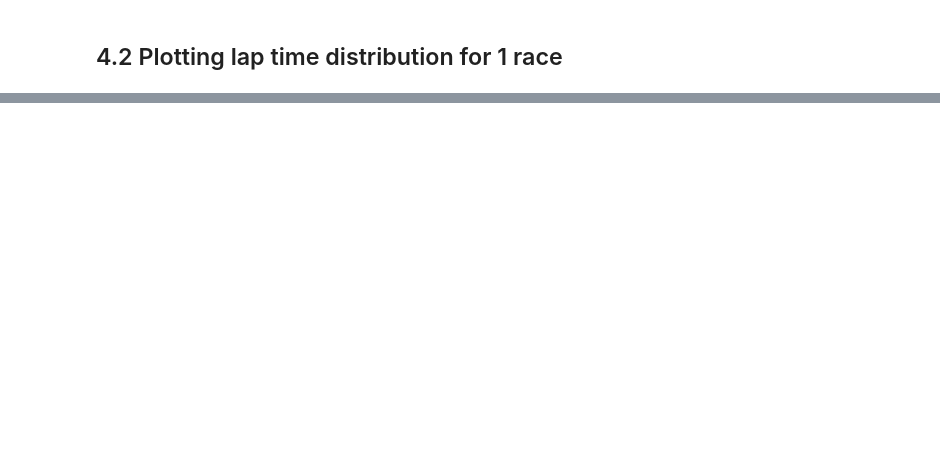
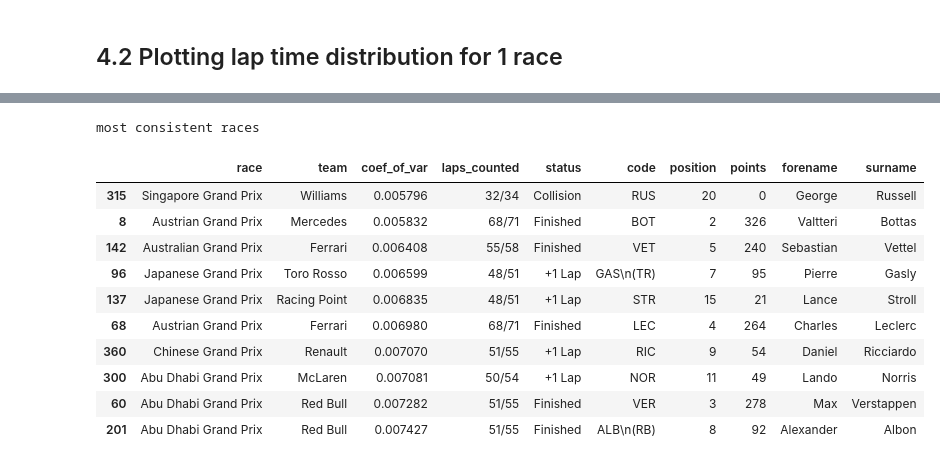
Before and after one commit to apalermo01/Formula-1-driver-consistency, a Jupyter notebook: Formula 1 statistics.ipynb, the cells around one changed output, grey strips where cells are left out. Cells and saved outputs as stored; diff of their text form; code cells hidden in the pictures; blank space fills up the shorter version.

```diff
--- a/Formula 1 statistics.ipynb
+++ b/Formula 1 statistics.ipynb
@@ -1143,0 +1253,16 @@ df, season_results, race_data, axes = calc_variations(year=2019, plot=True)
+# %%
+print("most consistent races")
+cons_df.sort_values(by='coef_of_var', ascending=True).head(10)
+# %% [output]
+most consistent races
+|  | race | team | coef_of_var | laps_counted | status | code | position | points | forename | surname |
+| 315 | Singapore Grand Prix | Williams | 0.005796 | 32/34 | Collision | RUS | 20 | 0 | George | Russell |
+| 8 | Austrian Grand Prix | Mercedes | 0.005832 | 68/71 | Finished | BOT | 2 | 326 | Valtteri | Bottas |
+| 142 | Australian Grand Prix | Ferrari | 0.006408 | 55/58 | Finished | VET | 5 | 240 | Sebastian | Vettel |
+| 96 | Japanese Grand Prix | Toro Rosso | 0.006599 | 48/51 | +1 Lap | GAS\n(TR) | 7 | 95 | Pierre | Gasly |
+| 137 | Japanese Grand Prix | Racing Point | 0.006835 | 48/51 | +1 Lap | STR | 15 | 21 | Lance | Stroll |
+| 68 | Austrian Grand Prix | Ferrari | 0.006980 | 68/71 | Finished | LEC | 4 | 264 | Charles | Leclerc |
+| 360 | Chinese Grand Prix | Renault | 0.007070 | 51/55 | +1 Lap | RIC | 9 | 54 | Daniel | Ricciardo |
+| 300 | Abu Dhabi Grand Prix | McLaren | 0.007081 | 50/54 | +1 Lap | NOR | 11 | 49 | Lando | Norris |
+| 60 | Abu Dhabi Grand Prix | Red Bull | 0.007282 | 51/55 | Finished | VER | 3 | 278 | Max | Verstappen |
+| 201 | Abu Dhabi Grand Prix | Red Bull | 0.007427 | 51/55 | Finished | ALB\n(RB) | 8 | 92 | Alexander | Albon |
```
Also changed, not shown: parts of 48 cells of this notebook.
